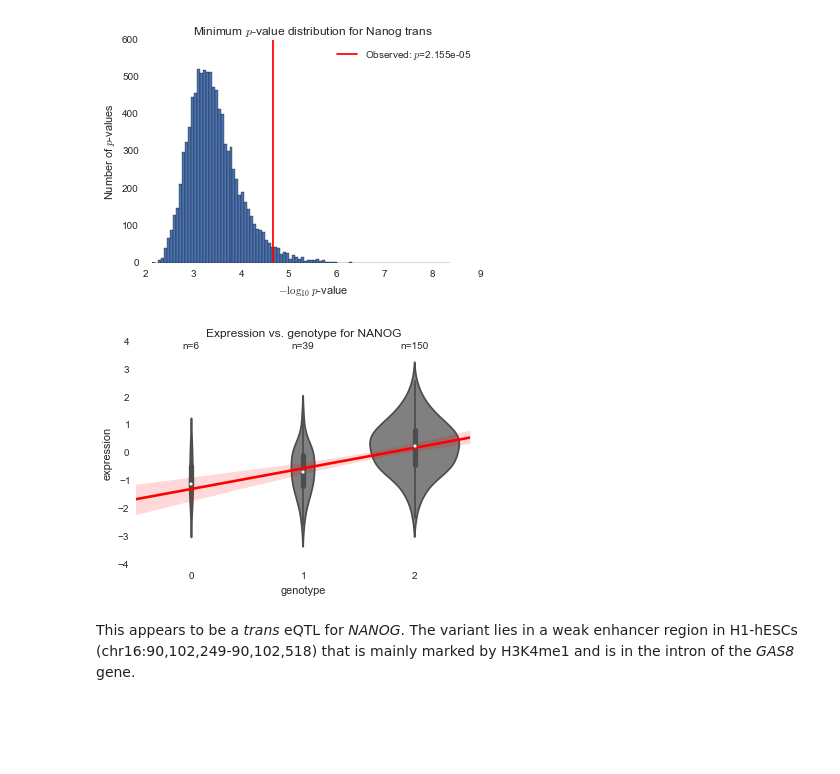
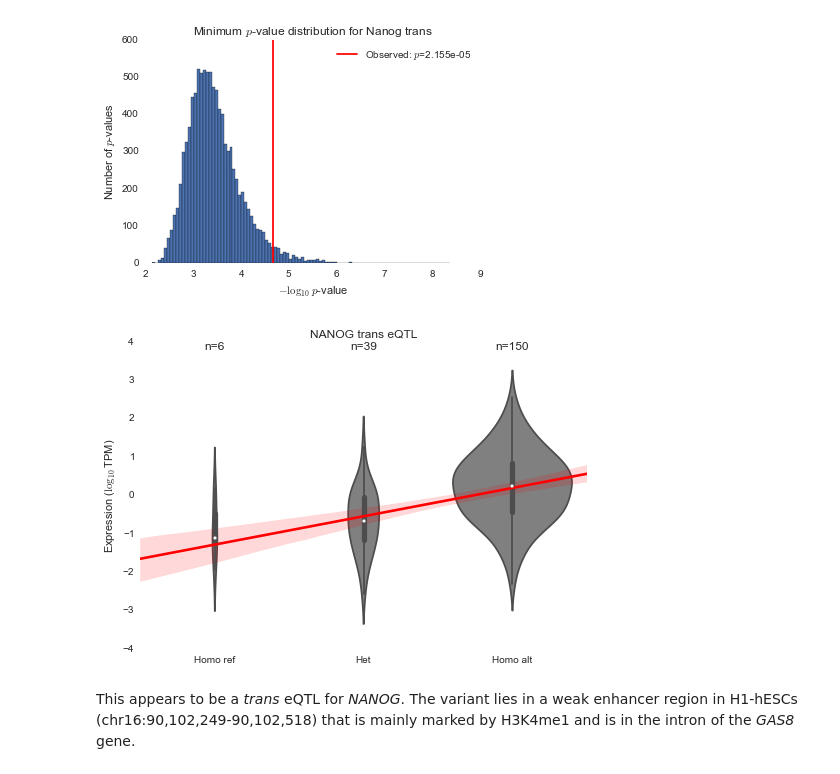
Before and after one commit to frazer-lab/cardips-ipsc-eqtl, a Jupyter notebook: notebooks/3D Organization.ipynb, the cells around one changed output. Cells and saved outputs as stored; diff of their text form; code cells hidden in the pictures; blank space fills up the shorter version.

```diff
--- a/notebooks/3D Organization.ipynb
+++ b/notebooks/3D Organization.ipynb
@@ -197,29 +197,32 @@ ax.set_title('Minimum $p$-value distribution for Nanog trans');
 # %%
 t =  vcf_reader.fetch('chr{}'.format(res.CHROM.values[0]),
                       res.BEG.values[0], res.BEG.values[0] + 1)
 r = t.next()
 tdf = pd.DataFrame(exp.ix[gene_id])
 tdf.columns = ['expression']
 tdf['genotype'] = 0
 hets = set(exp.columns) & set([s.sample for s in r.get_hets()])
 tdf.ix[hets, 'genotype'] = 1
 alts = set(exp.columns) & set([s.sample for s in r.get_hom_alts()])
 tdf.ix[alts, 'genotype'] = 2
 plt.figure()
-#sns.lmplot(x='genotype', y='expression', data=tdf)
 ax = sns.violinplot(x='genotype', y='expression', data=tdf, color='grey',
                 order=[0, 1, 2], scale='count')
-sns.regplot(x='genotype', y='expression', data=tdf, scatter=False, color='red')
+ax = sns.regplot(x='genotype', y='expression', data=tdf, scatter=False, color='red')
+ax.set_xticklabels(['Homo ref', 'Het', 'Homo alt'])
+ax.set_ylabel('Expression ($\log_{10}$ TPM)')
+ax.set_xlabel('')
 ya, yb = plt.ylim()
 plt.text(0, yb, 'n={}'.format(sum(tdf.genotype == 0)),
-         verticalalignment='top', horizontalalignment='center')
+         verticalalignment='top', horizontalalignment='center', fontsize=12)
 plt.text(1, yb, 'n={}'.format(sum(tdf.genotype == 1)),
-         verticalalignment='top', horizontalalignment='center')
+         verticalalignment='top', horizontalalignment='center', fontsize=12)
 plt.text(2, yb, 'n={}'.format(sum(tdf.genotype == 2)),
-         verticalalignment='top', horizontalalignment='center')
-plt.title('Expression vs. genotype for {}'.format(gene_info.ix[gene_id, 'gene_name']));
+         verticalalignment='top', horizontalalignment='center', fontsize=12)
+plt.title('{} trans eQTL'.format(gene_info.ix[gene_id, 'gene_name']));
+plt.savefig(os.path.join(outdir, 'nanog_trans_eqtl.pdf'));
 # %% [output]
-[figure, old version]
+[figure, new version]
 # %% [markdown]
 This appears to be a *trans* eQTL for *NANOG*. The variant lies in a
 weak enhancer region in H1-hESCs (chr16:90,102,249-90,102,518) that
```
Also changed, not shown: parts of 1 cell of this notebook, 5 other files.
